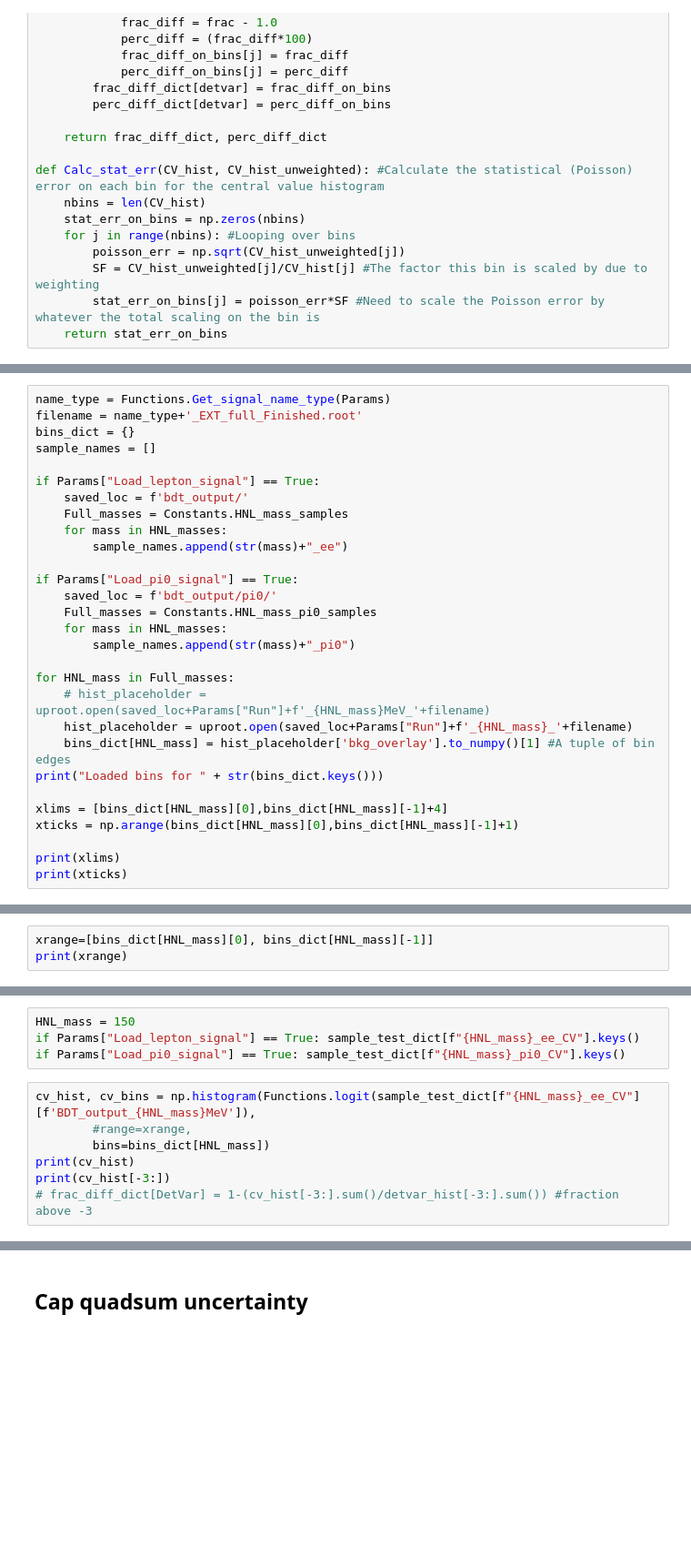
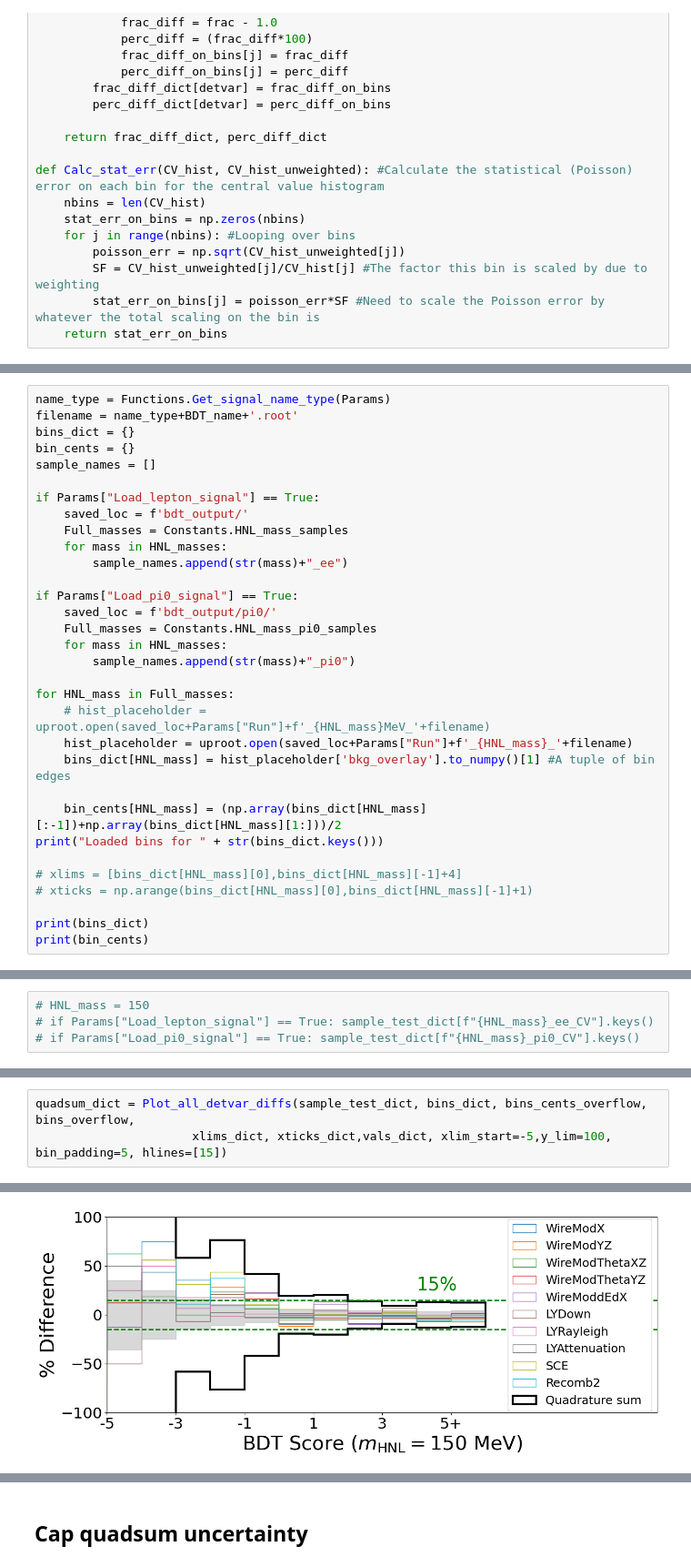
Before and after one commit to dmarsden01/uboone_HNL_analysis, a Jupyter notebook: 3.6_Signal_DetVar_sys.ipynb, the cells around one changed output, grey strips where cells are left out. Shown at 91% size. Cells and saved outputs as stored; diff of their text form; blank space fills up the shorter version.

Commit message:
Rewrote signal DetVar plotting script.

```diff
--- a/3.6_Signal_DetVar_sys.ipynb
+++ b/3.6_Signal_DetVar_sys.ipynb
@@ -150,7 +151,8 @@ def Calc_stat_err(CV_hist, CV_hist_unweighted): #Calculate the statistical (Pois
 # %%
 name_type = Functions.Get_signal_name_type(Params)
-filename = name_type+'_EXT_full_Finished.root'
+filename = name_type+BDT_name+'.root'
 bins_dict = {}
+bin_cents = {}
 sample_names = []
 
 if Params["Load_lepton_signal"] == True:
@@ -169,12 +171,14 @@ for HNL_mass in Full_masses:
     # hist_placeholder = uproot.open(saved_loc+Params["Run"]+f'_{HNL_mass}MeV_'+filename)
     hist_placeholder = uproot.open(saved_loc+Params["Run"]+f'_{HNL_mass}_'+filename)
     bins_dict[HNL_mass] = hist_placeholder['bkg_overlay'].to_numpy()[1] #A tuple of bin edges
+
+    bin_cents[HNL_mass] = (np.array(bins_dict[HNL_mass][:-1])+np.array(bins_dict[HNL_mass][1:]))/2
 print("Loaded bins for " + str(bins_dict.keys()))
 
-xlims = [bins_dict[HNL_mass][0],bins_dict[HNL_mass][-1]+4]
-xticks = np.arange(bins_dict[HNL_mass][0],bins_dict[HNL_mass][-1]+1)
+# xlims = [bins_dict[HNL_mass][0],bins_dict[HNL_mass][-1]+4]
+# xticks = np.arange(bins_dict[HNL_mass][0],bins_dict[HNL_mass][-1]+1)
 
-print(xlims)
-print(xticks)
+print(bins_dict)
+print(bin_cents)
 # %% [output]
 Loaded bins for dict_keys([150, 180, 200, 220, 240, 245])
@@ -183,3 +198,0 @@ Loaded bins for dict_keys([150, 180, 200, 220, 240, 245])
-# %%
-xrange=[bins_dict[HNL_mass][0], bins_dict[HNL_mass][-1]]
-print(xrange)
@@ -188,11 +242,4 @@ print(xrange)
 # %%
-HNL_mass = 150
-if Params["Load_lepton_signal"] == True: sample_test_dict[f"{HNL_mass}_ee_CV"].keys()
-if Params["Load_pi0_signal"] == True: sample_test_dict[f"{HNL_mass}_pi0_CV"].keys()
+# HNL_mass = 150
+# if Params["Load_lepton_signal"] == True: sample_test_dict[f"{HNL_mass}_ee_CV"].keys()
+# if Params["Load_pi0_signal"] == True: sample_test_dict[f"{HNL_mass}_pi0_CV"].keys()
-# %%
-cv_hist, cv_bins = np.histogram(Functions.logit(sample_test_dict[f"{HNL_mass}_ee_CV"][f'BDT_output_{HNL_mass}MeV']),
-        #range=xrange,
-        bins=bins_dict[HNL_mass])
-print(cv_hist)
-print(cv_hist[-3:])
-# frac_diff_dict[DetVar] = 1-(cv_hist[-3:].sum()/detvar_hist[-3:].sum()) #fraction above -3
@@ -375,0 +396,4 @@ Plotting 245 histogram
+# %%
+quadsum_dict = Plot_all_detvar_diffs(sample_test_dict, bins_dict, bins_cents_overflow, bins_overflow,
+                      xlims_dict, xticks_dict,vals_dict, xlim_start=-5,y_lim=100, bin_padding=5, hlines=[15])
+# %% [output]
@@ -375,0 +411 @@ Plotting 245 histogram
+[figure, added]
```
Also changed, not shown: parts of 16 cells of this notebook, 1 other file.
